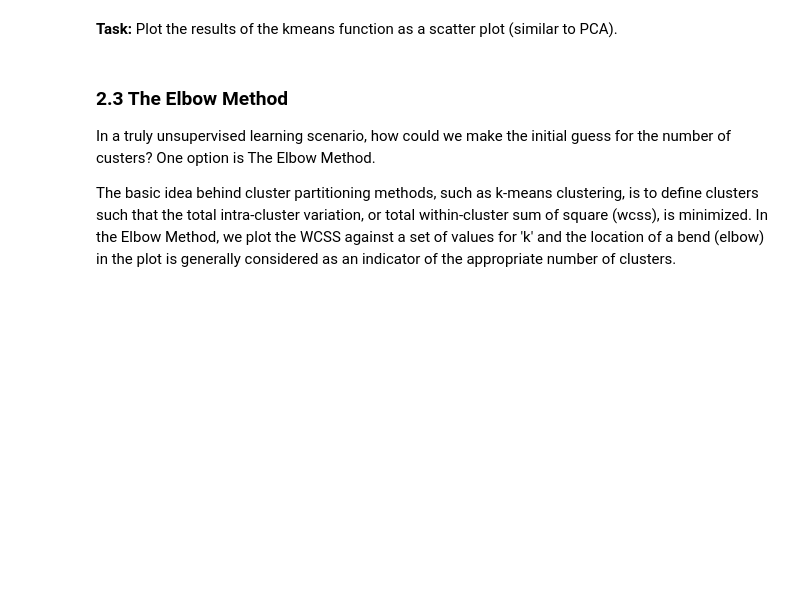
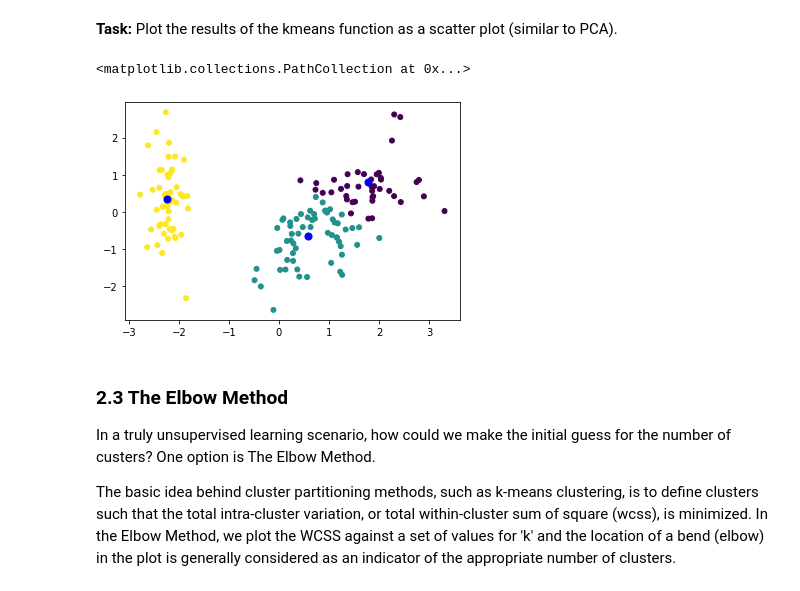
Before and after one commit to hy-23/ML_Lab2020, a Jupyter notebook: Notebooks/2_Supervised/2_Supervised_students.ipynb, the cells around one changed output. Cells and saved outputs as stored; diff of their text form; code cells hidden in the pictures; blank space fills up the shorter version.

```diff
--- a/Notebooks/2_Supervised/2_Supervised_students.ipynb
+++ b/Notebooks/2_Supervised/2_Supervised_students.ipynb
@@ -312,0 +393,11 @@ to predict X_test and calculate the accuracy.
+# %%
+# Your code here:
+from sklearn.neighbors import KNeighborsClassifier
+
+neigh = KNeighborsClassifier(n_neighbors=5)
+neigh.fit(X_train, y_train)
+
+y_pred = neigh.predict(X_test)
+acc = accuracy_score(y_test,y_pred)
+
+print ("Accuracy of new SVM is ",acc*100)
@@ -338,0 +430,7 @@ Answer:
+# %%
+# Your code here:
+from sklearn.cluster import KMeans
+
+kmeans = KMeans(n_clusters=3).fit(X_train)
+
+print (kmeans.predict(X_test))
@@ -349,8 +449,14 @@ I hope by now it is clear to you why calculating accuracy as done previously doe
 # %%
 # Your code here:
 
 # Optional: Plotting the centroids of the clusters
 # plt.scatter(kmeans.cluster_centers_[:, 0], kmeans.cluster_centers_[:,1], s = 70, c = 'black')
+
+plt.scatter(features_PCA[:, 0], features_PCA[:,1], c=kmeans.predict(features_PCA),cmap='viridis', s = 25)
+plt.scatter(kmeans.cluster_centers_[:, 0], kmeans.cluster_centers_[:,1], s = 50, c = 'blue')
+# %% [output]
+<matplotlib.collections.PathCollection at 0x...>
+[figure, added]
 # %% [markdown]
 ### 2.3 The Elbow Method
 
```
Also changed, not shown: parts of 25 cells of this notebook.
